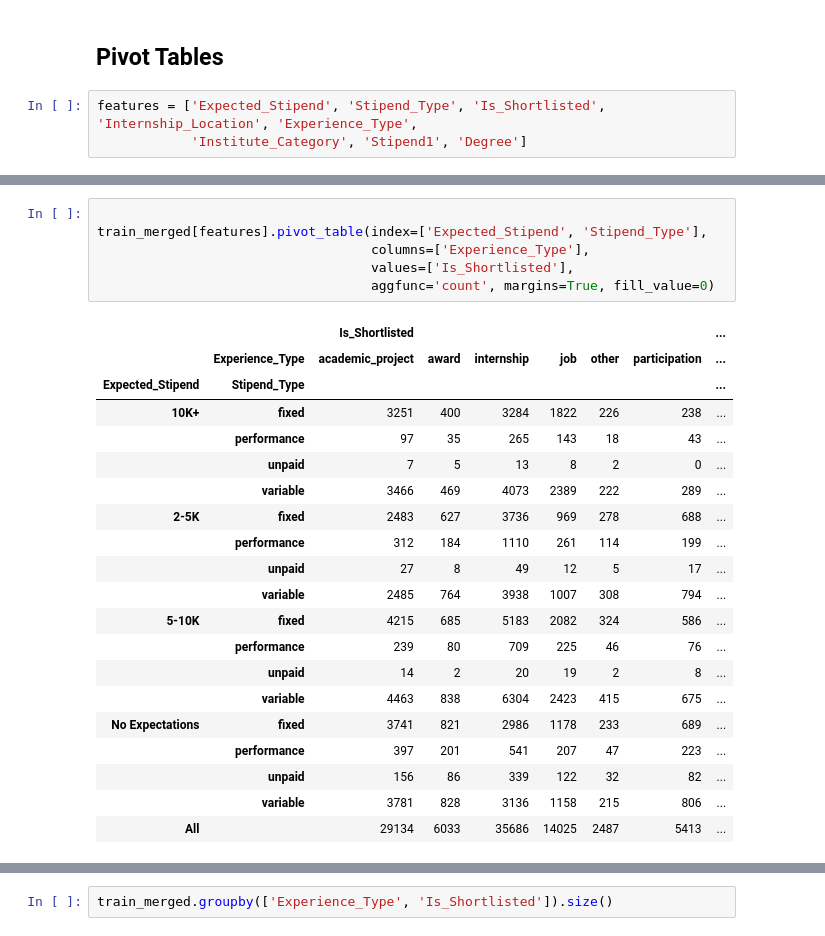
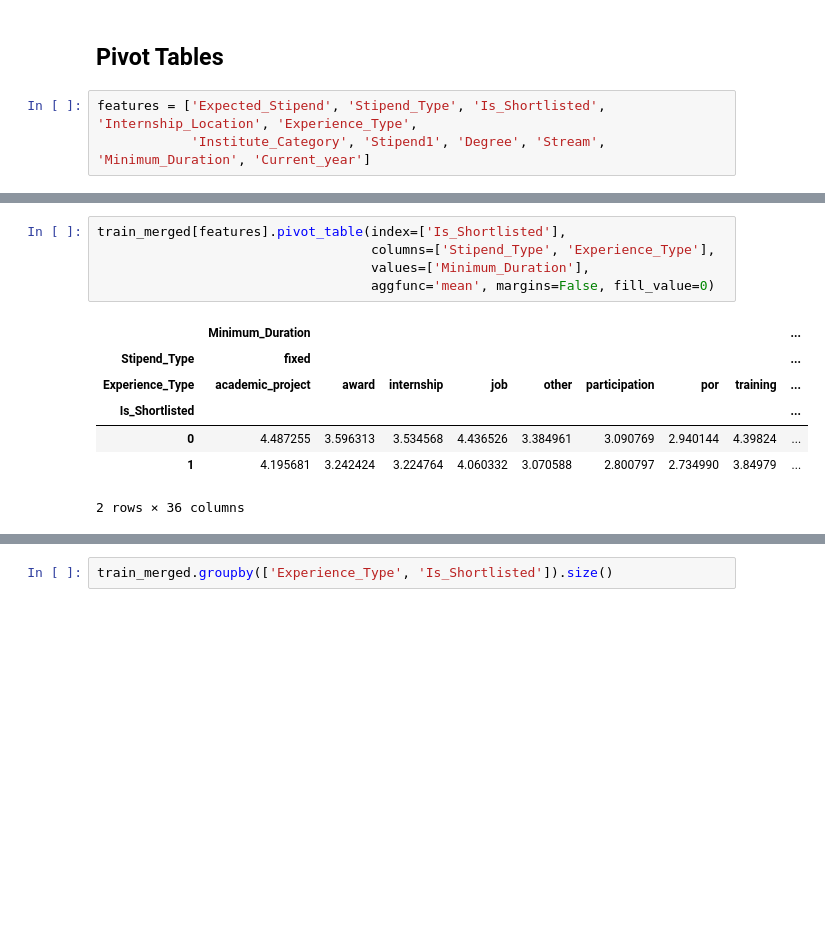
Before and after one commit to numb3r33/av-practice, a Jupyter notebook: date-your_data/notebooks/Date_Your_Data - Exploratory Data Analysis.ipynb, the cells around one changed output, grey strips where cells are left out. Cells and saved outputs as stored; diff of their text form; blank space fills up the shorter version.

```diff
--- a/date-your_data/notebooks/Date_Your_Data - Exploratory Data Analysis.ipynb
+++ b/date-your_data/notebooks/Date_Your_Data - Exploratory Data Analysis.ipynb
@@ -146,4 +164,4 @@ Index([u'Earliest_Start_Date', u'Expected_Stipend', u'Preferred_location',
 ## Pivot Tables
 # %%
 features = ['Expected_Stipend', 'Stipend_Type', 'Is_Shortlisted', 'Internship_Location', 'Experience_Type',
-            'Institute_Category', 'Stipend1', 'Degree']
+            'Institute_Category', 'Stipend1', 'Degree', 'Stream', 'Minimum_Duration', 'Current_year']
@@ -150,27 +181,13 @@ features = ['Expected_Stipend', 'Stipend_Type', 'Is_Shortlisted', 'Internship_Lo
 # %%
-
-train_merged[features].pivot_table(index=['Expected_Stipend', 'Stipend_Type'],
-                                   columns=['Experience_Type'],
-                                   values=['Is_Shortlisted'],
-                                   aggfunc='count', margins=True, fill_value=0)
+train_merged[features].pivot_table(index=['Is_Shortlisted'],
+                                   columns=['Stipend_Type', 'Experience_Type'],
+                                   values=['Minimum_Duration'],
+                                   aggfunc='mean', margins=False, fill_value=0)
 # %% [output]
-|  |  | Is_Shortlisted |  |  |  |  |  | ... |
-|  | Experience_Type | academic_project | award | internship | job | other | participation | ... |
-| Expected_Stipend | Stipend_Type |  |  |  |  |  |  | ... |
-| 10K+ | fixed | 3251 | 400 | 3284 | 1822 | 226 | 238 | ... |
-|  | performance | 97 | 35 | 265 | 143 | 18 | 43 | ... |
-|  | unpaid | 7 | 5 | 13 | 8 | 2 | 0 | ... |
-|  | variable | 3466 | 469 | 4073 | 2389 | 222 | 289 | ... |
-| 2-5K | fixed | 2483 | 627 | 3736 | 969 | 278 | 688 | ... |
-|  | performance | 312 | 184 | 1110 | 261 | 114 | 199 | ... |
-|  | unpaid | 27 | 8 | 49 | 12 | 5 | 17 | ... |
-|  | variable | 2485 | 764 | 3938 | 1007 | 308 | 794 | ... |
-| 5-10K | fixed | 4215 | 685 | 5183 | 2082 | 324 | 586 | ... |
-|  | performance | 239 | 80 | 709 | 225 | 46 | 76 | ... |
-|  | unpaid | 14 | 2 | 20 | 19 | 2 | 8 | ... |
-|  | variable | 4463 | 838 | 6304 | 2423 | 415 | 675 | ... |
-| No Expectations | fixed | 3741 | 821 | 2986 | 1178 | 233 | 689 | ... |
-|  | performance | 397 | 201 | 541 | 207 | 47 | 223 | ... |
-|  | unpaid | 156 | 86 | 339 | 122 | 32 | 82 | ... |
-|  | variable | 3781 | 828 | 3136 | 1158 | 215 | 806 | ... |
-| All |  | 29134 | 6033 | 35686 | 14025 | 2487 | 5413 | ... |
+|  | Minimum_Duration |  |  |  |  |  |  |  | ... |
+| Stipend_Type | fixed |  |  |  |  |  |  |  | ... |
+| Experience_Type | academic_project | award | internship | job | other | participation | por | training | ... |
+| Is_Shortlisted |  |  |  |  |  |  |  |  | ... |
+| 0 | 4.487255 | 3.596313 | 3.534568 | 4.436526 | 3.384961 | 3.090769 | 2.940144 | 4.39824 | ... |
+| 1 | 4.195681 | 3.242424 | 3.224764 | 4.060332 | 3.070588 | 2.800797 | 2.734990 | 3.84979 | ... |
+2 rows × 36 columns
```
Also changed, not shown: parts of 12 cells of this notebook, 1 other file.
